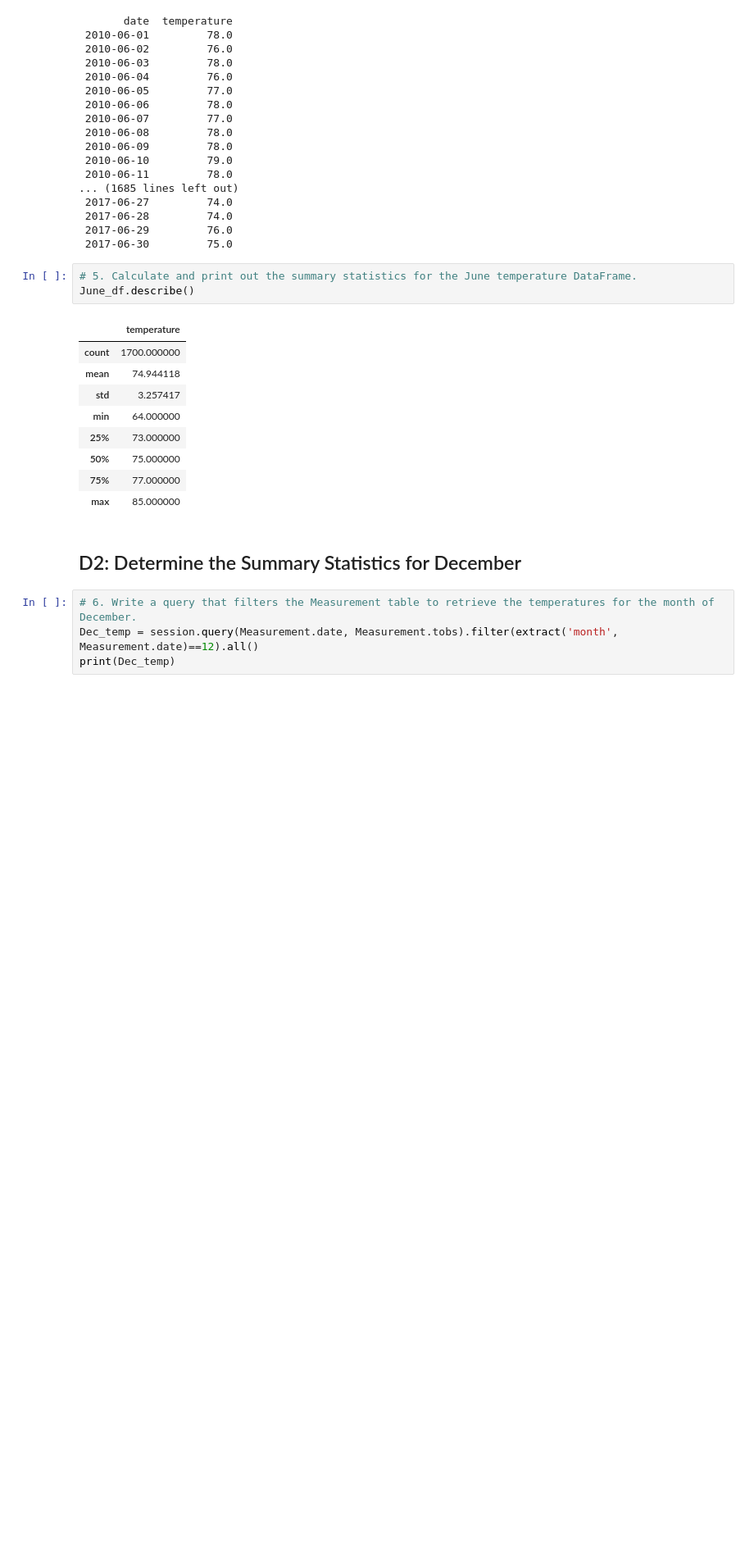
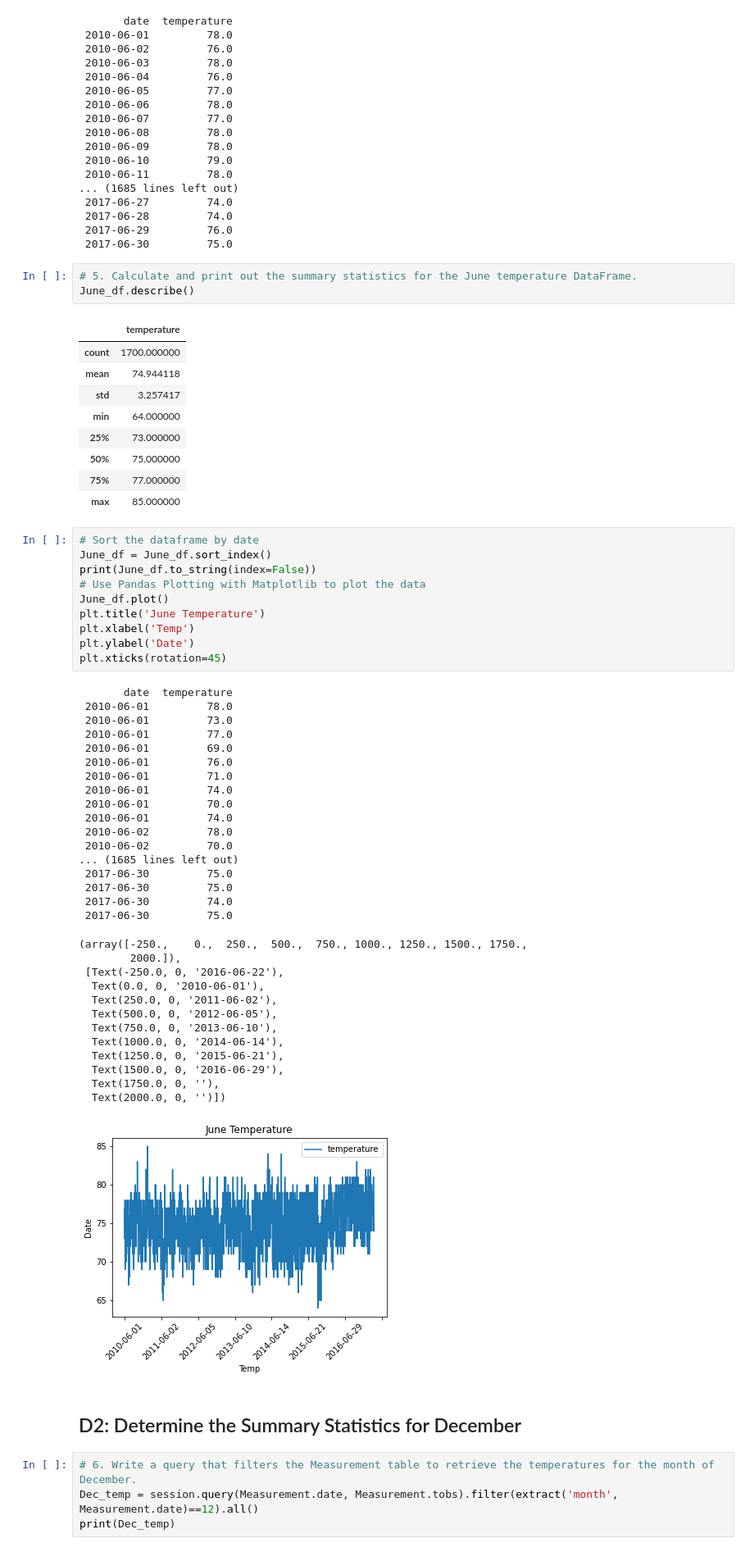
Before and after one commit to sohyunc/surfs_up, a Jupyter notebook: SurfsUp_Challenge.ipynb, the cells around one changed output. Shown at 82% size. Saved outputs shown, nothing was run; the diff lists cells and outputs as text; blank space fills up the shorter version.

```diff
--- a/SurfsUp_Challenge.ipynb
+++ b/SurfsUp_Challenge.ipynb
@@ -75,6 +76,47 @@ June_df.describe()
 | 50% | 75.000000 |
 | 75% | 77.000000 |
 | max | 85.000000 |
+# %%
+# Sort the dataframe by date
+June_df = June_df.sort_index()
+print(June_df.to_string(index=False))
+# Use Pandas Plotting with Matplotlib to plot the data
+June_df.plot()
+plt.title('June Temperature')
+plt.xlabel('Temp')
+plt.ylabel('Date')
+plt.xticks(rotation=45)
+# %% [output]
+       date  temperature
+ 2010-06-01         78.0
+ 2010-06-01         73.0
+ 2010-06-01         77.0
+ 2010-06-01         69.0
+ 2010-06-01         76.0
+ 2010-06-01         71.0
+ 2010-06-01         74.0
+ 2010-06-01         70.0
+ 2010-06-01         74.0
+ 2010-06-02         78.0
+ 2010-06-02         70.0
+... (1685 lines left out)
+ 2017-06-30         75.0
+ 2017-06-30         75.0
+ 2017-06-30         74.0
+ 2017-06-30         75.0
+(array([-250.,    0.,  250.,  500.,  750., 1000., 1250., 1500., 1750.,
+        2000.]),
+ [Text(-250.0, 0, '2016-06-22'),
+  Text(0.0, 0, '2010-06-01'),
+  Text(250.0, 0, '2011-06-02'),
+  Text(500.0, 0, '2012-06-05'),
+  Text(750.0, 0, '2013-06-10'),
+  Text(1000.0, 0, '2014-06-14'),
+  Text(1250.0, 0, '2015-06-21'),
+  Text(1500.0, 0, '2016-06-29'),
+  Text(1750.0, 0, ''),
+  Text(2000.0, 0, '')])
+[figure, added]
 # %% [markdown]
 ## D2: Determine the Summary Statistics for December
 # %%
```
Also changed, not shown: parts of 2 cells of this notebook, 4 other files.
